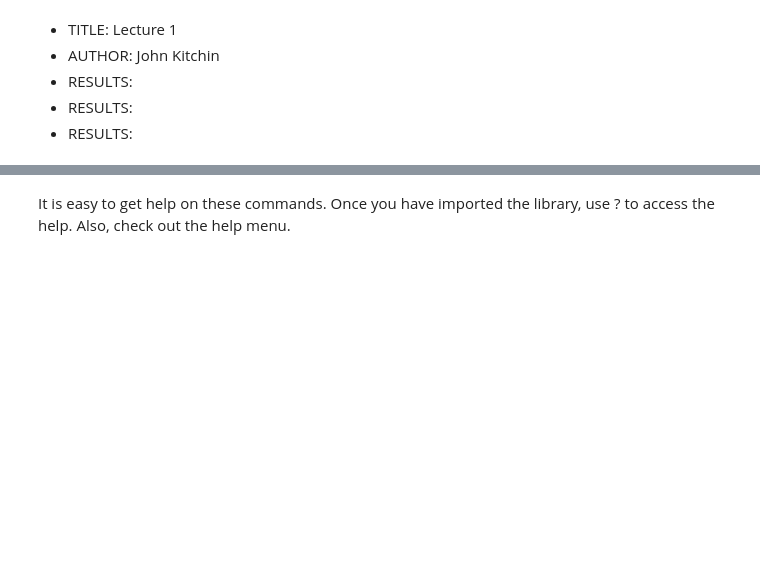
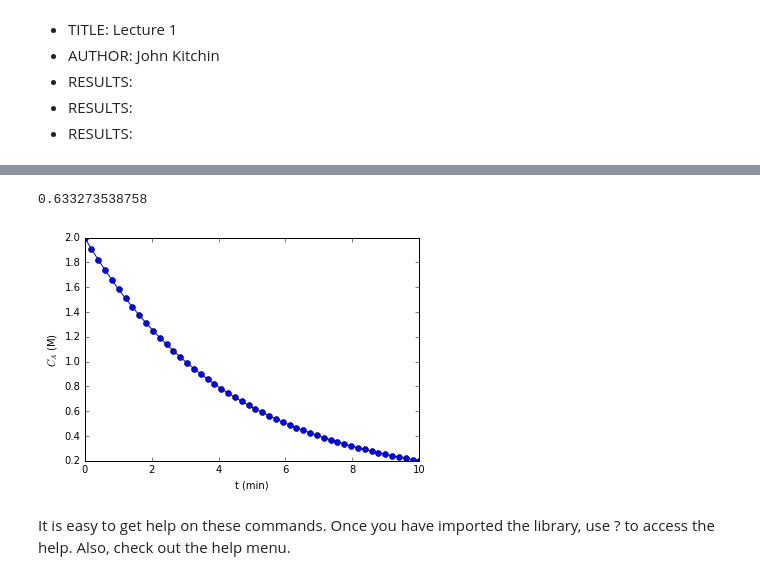
Before and after one commit to jkitchin/s17-06364, a Jupyter notebook: lectures/lecture-01.ipynb, the cells around one changed output, grey strips where cells are left out. Saved outputs shown, nothing was run; the diff lists cells and outputs as text; code cells hidden in the pictures; blank space fills up the shorter version.

```diff
--- a/lectures/lecture-01.ipynb
+++ b/lectures/lecture-01.ipynb
@@ -122,22 +122,28 @@ Several new things to note.
 3.  We create some variables to store values.
 4.  numpy creates arrays, and has array-based functions (i.e. array in, array out with element-wise operations)
 5.  We made an array of time values, and then evaluated the concentration expression for each value. Finally, we use some plot commands to make a figure.
+# %%
+print(Ca0 * np.exp(-k * 5))
+# %% [output]
+0.633273538758
 # %%
 %matplotlib inline
 import matplotlib.pyplot as plt
 import numpy as np
 
 k = 0.23  # 1/s
 Ca0 = 2  # mol / L
 
 t = np.linspace(0, 10)  # an array of 50 points from 0 to 10
 Ca = Ca0 * np.exp(-k * t)  # an array of 50 values of Ca as a function of t
 
-plt.plot(t, Ca)
+plt.plot(t, Ca, 'bo-')
 plt.xlabel('t (min)')
 plt.ylabel('$C_A$ (M)')
 plt.show()
 # To execute this in the IPython notebook, select the cell, and type C-Ret.
+# %% [output]
+[figure, added]
 # %% [markdown]
 It is easy to get help on these commands. Once you have imported the library, use ? to access the help. Also, check out the help menu.
 # %%
```
Also changed, not shown: parts of 7 cells of this notebook, 1 other file.
